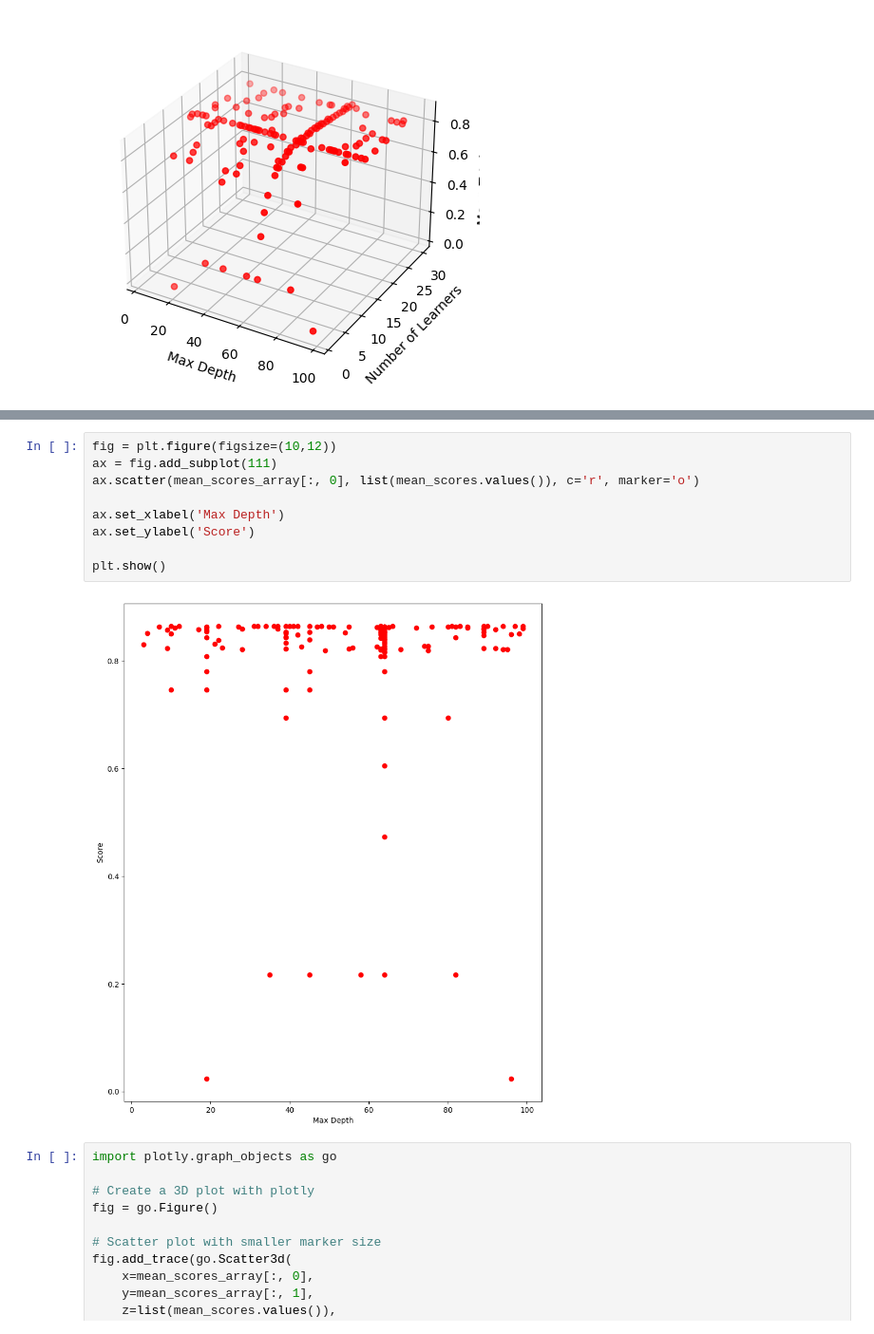
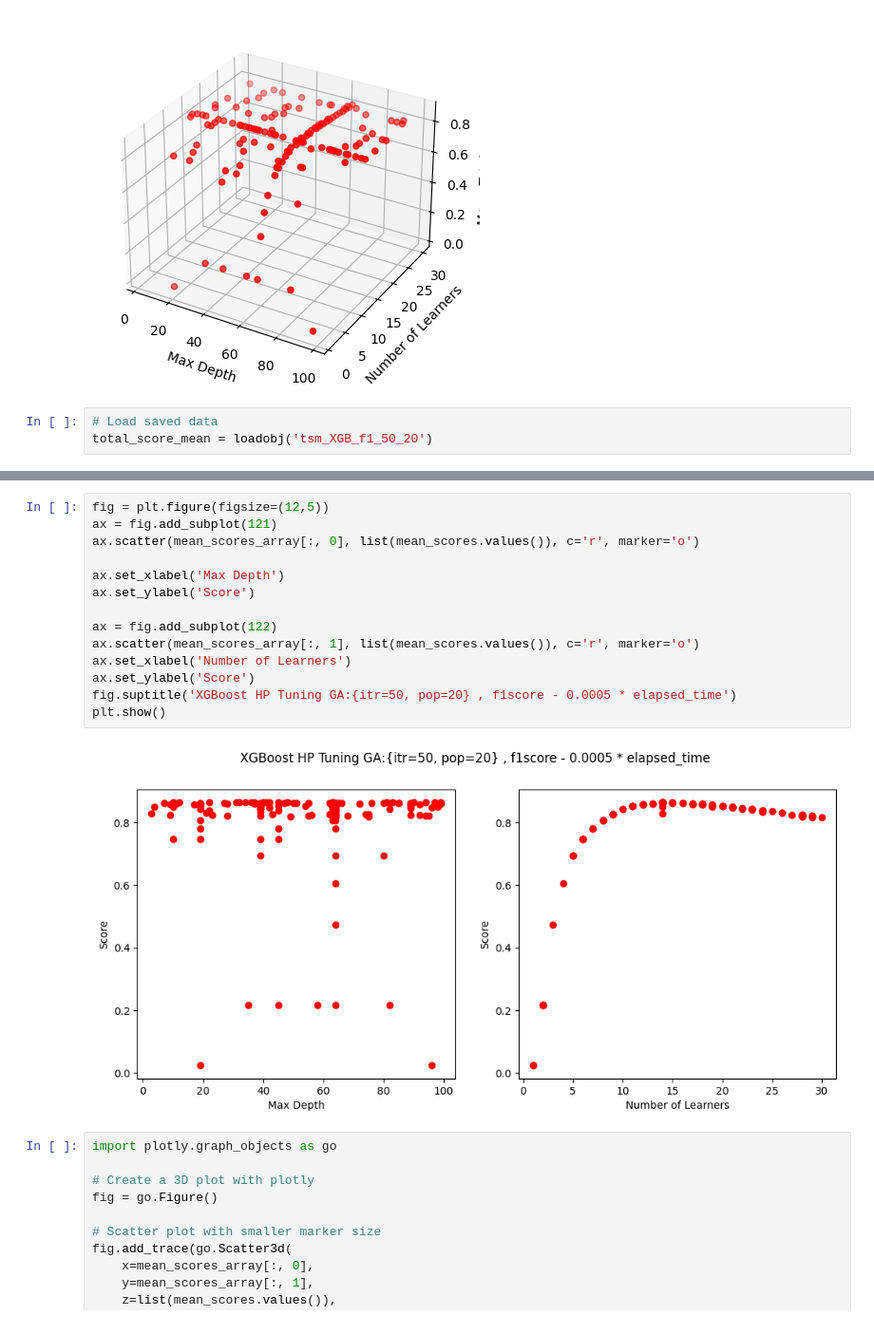
Before and after one commit to hmda77/Ensemble-Indoor-Loc, a Jupyter notebook: Boosting_Algorithm/Genetic Algorithm Hyperparameters Tuning/Simple_GA_Implementation.ipynb, the cells around one changed output, grey strips where cells are left out. Shown at 95% size. Cells and saved outputs as stored; diff of their text form.

Commit message:
add 2D plot of results

```diff
--- a/Boosting_Algorithm/Genetic Algorithm Hyperparameters Tuning/Simple_GA_Implementation.ipynb
+++ b/Boosting_Algorithm/Genetic Algorithm Hyperparameters Tuning/Simple_GA_Implementation.ipynb
@@ -1495,6 +1547,9 @@ plt.show()
 [figure]
 Best Parameters: [64. 14.]
 [figure]
+# %%
+# Load saved data
+total_score_mean = loadobj('tsm_XGB_f1_50_20')
 # %%
 
 # Calculate mean total score for each combination of max_depth and n_learners
@@ -1522,14 +1577,19 @@ plt.show()
 # %%
-fig = plt.figure(figsize=(10,12))
-ax = fig.add_subplot(111)
+fig = plt.figure(figsize=(12,5))
+ax = fig.add_subplot(121)
 ax.scatter(mean_scores_array[:, 0], list(mean_scores.values()), c='r', marker='o')
 
 ax.set_xlabel('Max Depth')
 ax.set_ylabel('Score')
 
+ax = fig.add_subplot(122)
+ax.scatter(mean_scores_array[:, 1], list(mean_scores.values()), c='r', marker='o')
+ax.set_xlabel('Number of Learners')
+ax.set_ylabel('Score')
+fig.suptitle('XGBoost HP Tuning GA:{itr=50, pop=20} , f1score - 0.0005 * elapsed_time')
 plt.show()
 # %% [output]
-[figure, old version]
+[figure, new version]
 # %%
 import plotly.graph_objects as go
 
```
Also changed, not shown: parts of 9 cells of this notebook, 3 other files.
